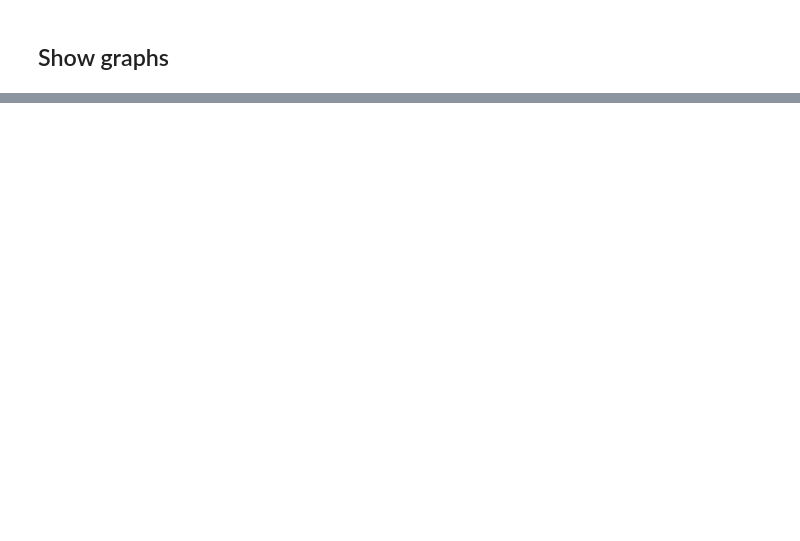
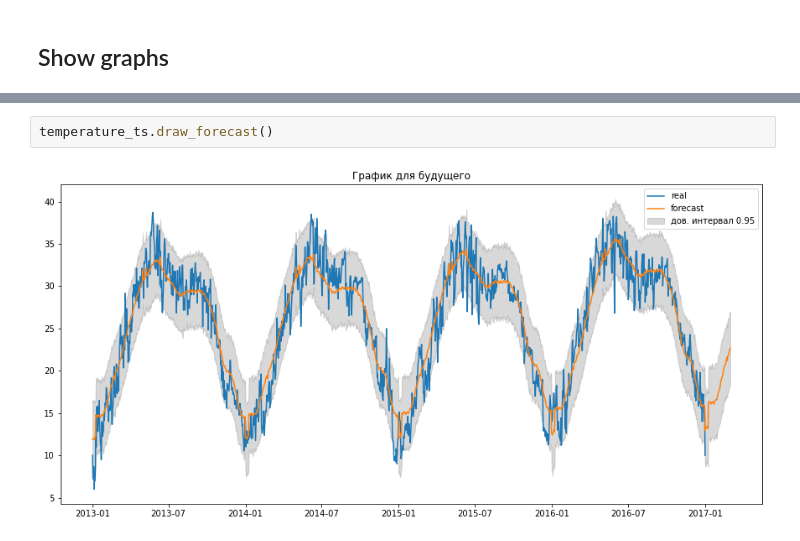
Before and after one commit to tiltedSF/timeSeries_tools, a Jupyter notebook: expml.ipynb, the cells around one changed output, grey strips where cells are left out. Saved outputs shown, nothing was run; the diff lists cells and outputs as text; blank space fills up the shorter version.

```diff
--- a/expml.ipynb
+++ b/expml.ipynb
@@ -70,0 +87,4 @@ temperature_ts.init_and_predict_prophet()
+# %%
+temperature_ts.draw_forecast()
+# %% [output]
+[figure, added]
```
Also changed, not shown: parts of 19 cells of this notebook, 3 other files.
